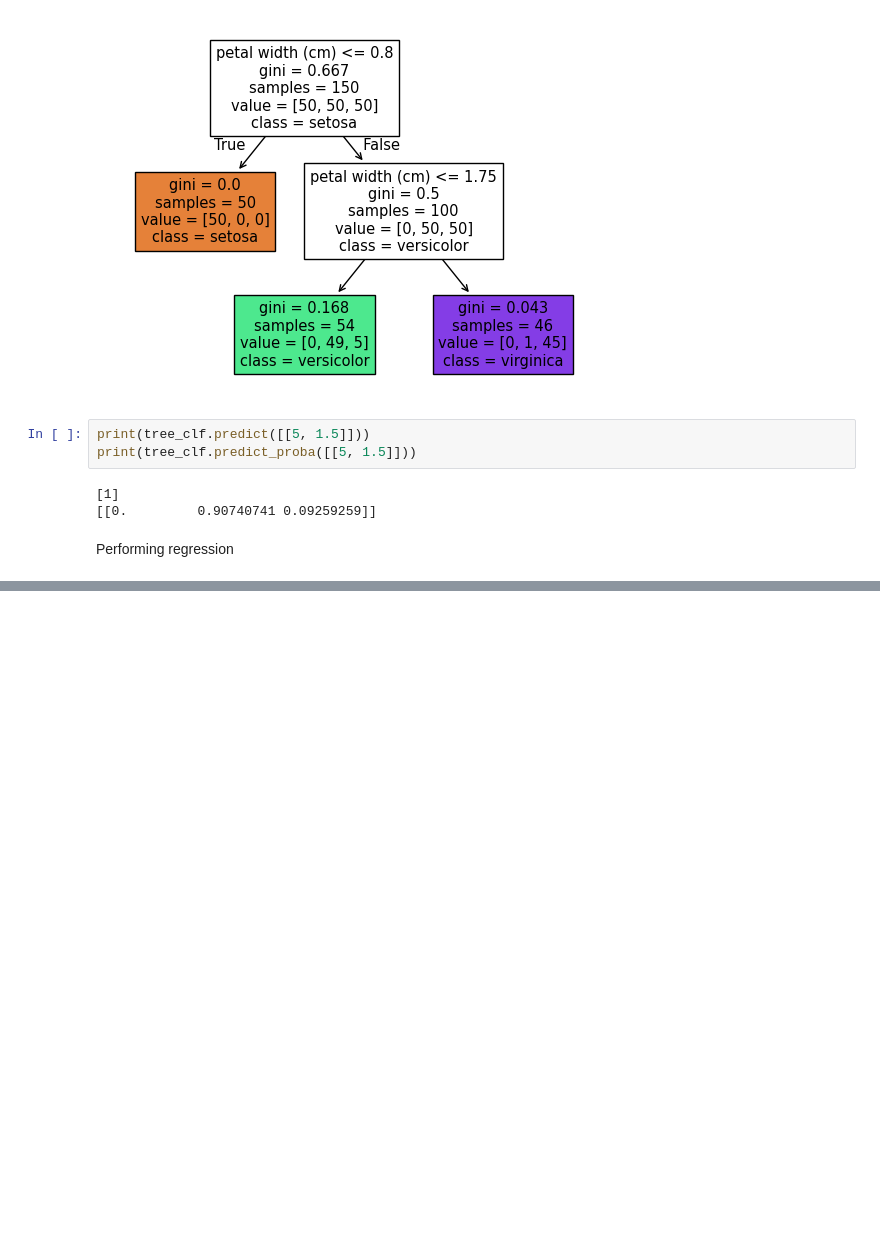
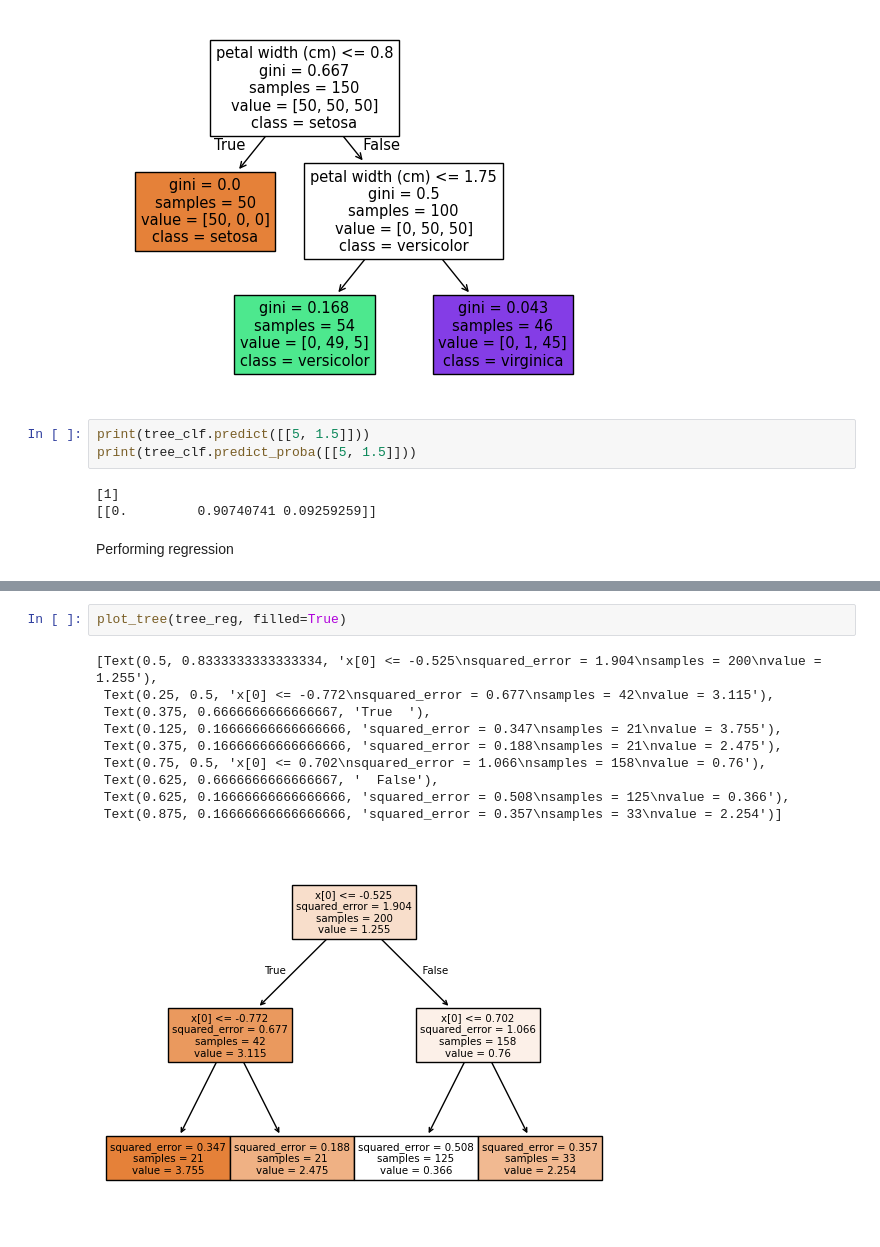
Before and after one commit to VanshSinghavi/Machine-Learning-Basics, a Jupyter notebook: decision_trees.ipynb, the cells around one changed output, grey strips where cells are left out. Cells and saved outputs as stored; diff of their text form; blank space fills up the shorter version.

```diff
--- a/decision_trees.ipynb
+++ b/decision_trees.ipynb
@@ -74,0 +81,13 @@ plt.scatter(X_quad, Y_quad)
+# %%
+plot_tree(tree_reg, filled=True)
+# %% [output]
+[Text(0.5, 0.8333333333333334, 'x[0] <= -0.525\nsquared_error = 1.904\nsamples = 200\nvalue = 1.255'),
+ Text(0.25, 0.5, 'x[0] <= -0.772\nsquared_error = 0.677\nsamples = 42\nvalue = 3.115'),
+ Text(0.375, 0.6666666666666667, 'True  '),
+ Text(0.125, 0.16666666666666666, 'squared_error = 0.347\nsamples = 21\nvalue = 3.755'),
+ Text(0.375, 0.16666666666666666, 'squared_error = 0.188\nsamples = 21\nvalue = 2.475'),
+ Text(0.75, 0.5, 'x[0] <= 0.702\nsquared_error = 1.066\nsamples = 158\nvalue = 0.76'),
+ Text(0.625, 0.6666666666666667, '  False'),
+ Text(0.625, 0.16666666666666666, 'squared_error = 0.508\nsamples = 125\nvalue = 0.366'),
+ Text(0.875, 0.16666666666666666, 'squared_error = 0.357\nsamples = 33\nvalue = 2.254')]
+[figure, added]
```
Also changed, not shown: parts of 3 cells of this notebook, 1 other file.
